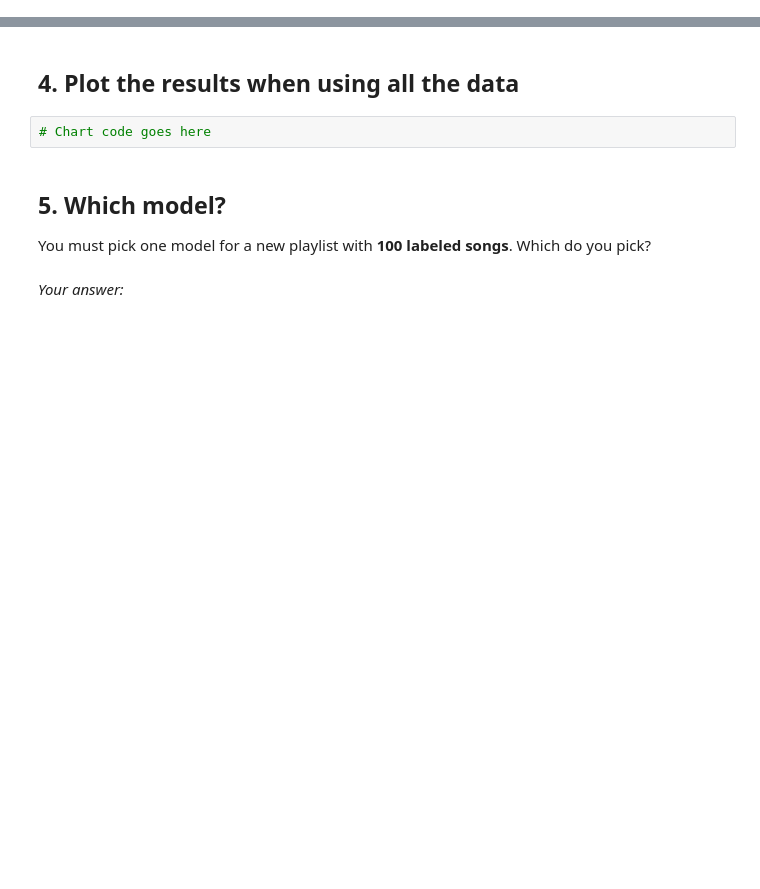
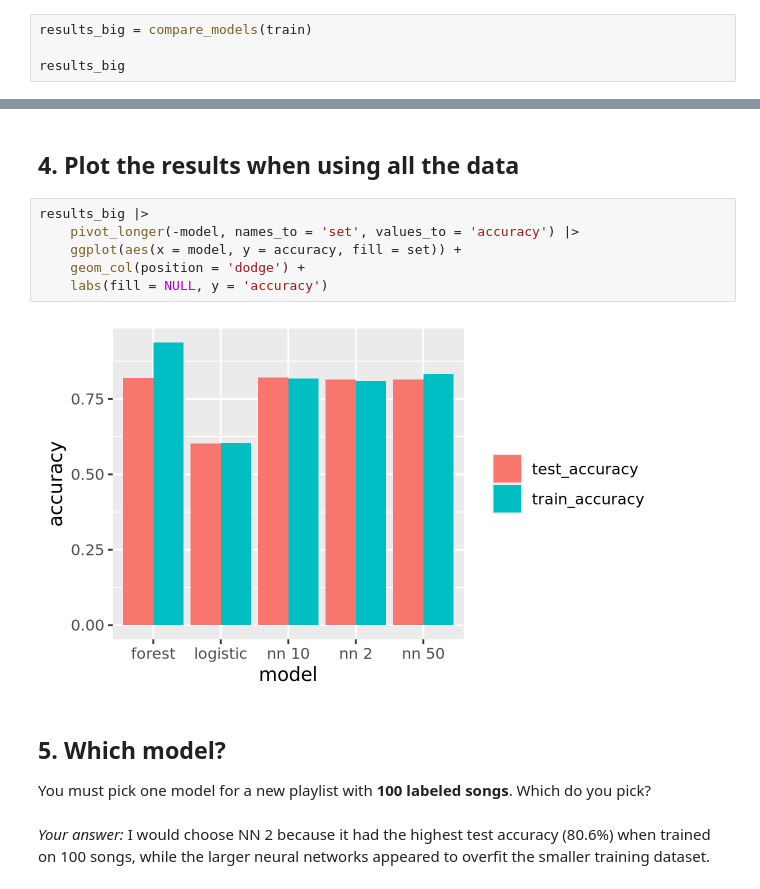
Before and after one commit to kadloo/codespace, a Jupyter notebook: exercises/16-nn-exercise.ipynb, the cells around one changed output, grey strips where cells are left out. Saved outputs shown, nothing was run; the diff lists cells and outputs as text; blank space fills up the shorter version.

```diff
--- a/exercises/16-nn-exercise.ipynb
+++ b/exercises/16-nn-exercise.ipynb
@@ -108,3 +125,7 @@ Pick a visualization for the output and make the chart below. Write the code by
 ## 3. More data
 
 Run `compare_models()` again, with all of `train` (about 5,500 songs).
+# %%
+results_big = compare_models(train)
+
+results_big
@@ -116,10 +144,16 @@ Run `compare_models()` again, with all of `train` (about 5,500 songs).
 # %% [markdown]
 ## 4. Plot the results when using all the data
 # %%
-# Chart code goes here
+results_big |>
+    pivot_longer(-model, names_to = 'set', values_to = 'accuracy') |>
+    ggplot(aes(x = model, y = accuracy, fill = set)) +
+    geom_col(position = 'dodge') +
+    labs(fill = NULL, y = 'accuracy')
+# %% [output]
+[figure, added]
 # %% [markdown]
 ## 5. Which model?
 
 You must pick one model for a new playlist with **100 labeled songs**. Which do you pick?
 # %% [markdown]
-*Your answer:*
+*Your answer:* I would choose NN 2 because it had the highest test accuracy (80.6%) when trained on 100 songs, while the larger neural networks appeared to overfit the smaller training dataset.
```
Also changed, not shown: parts of 4 cells of this notebook, 1 other file.
